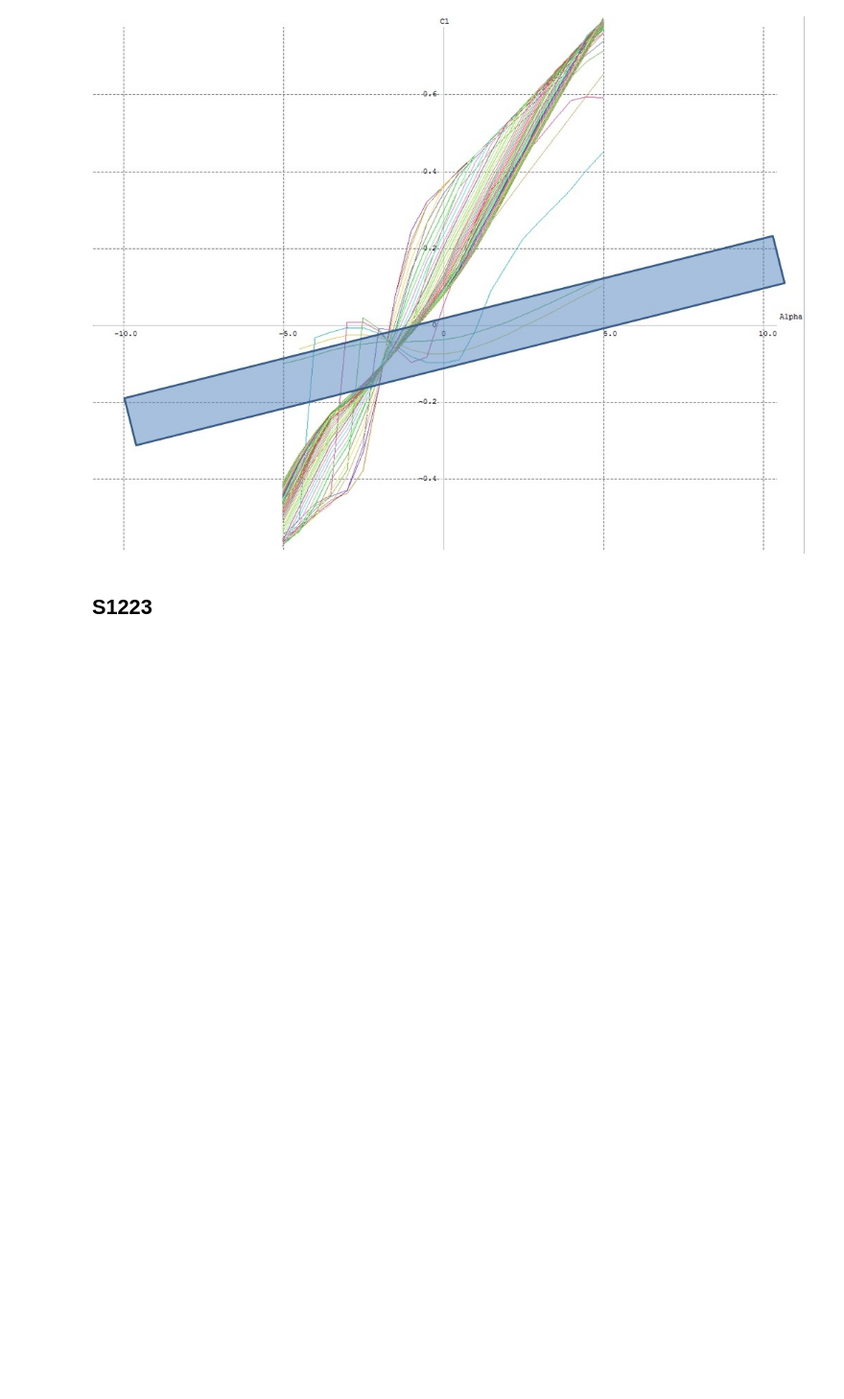
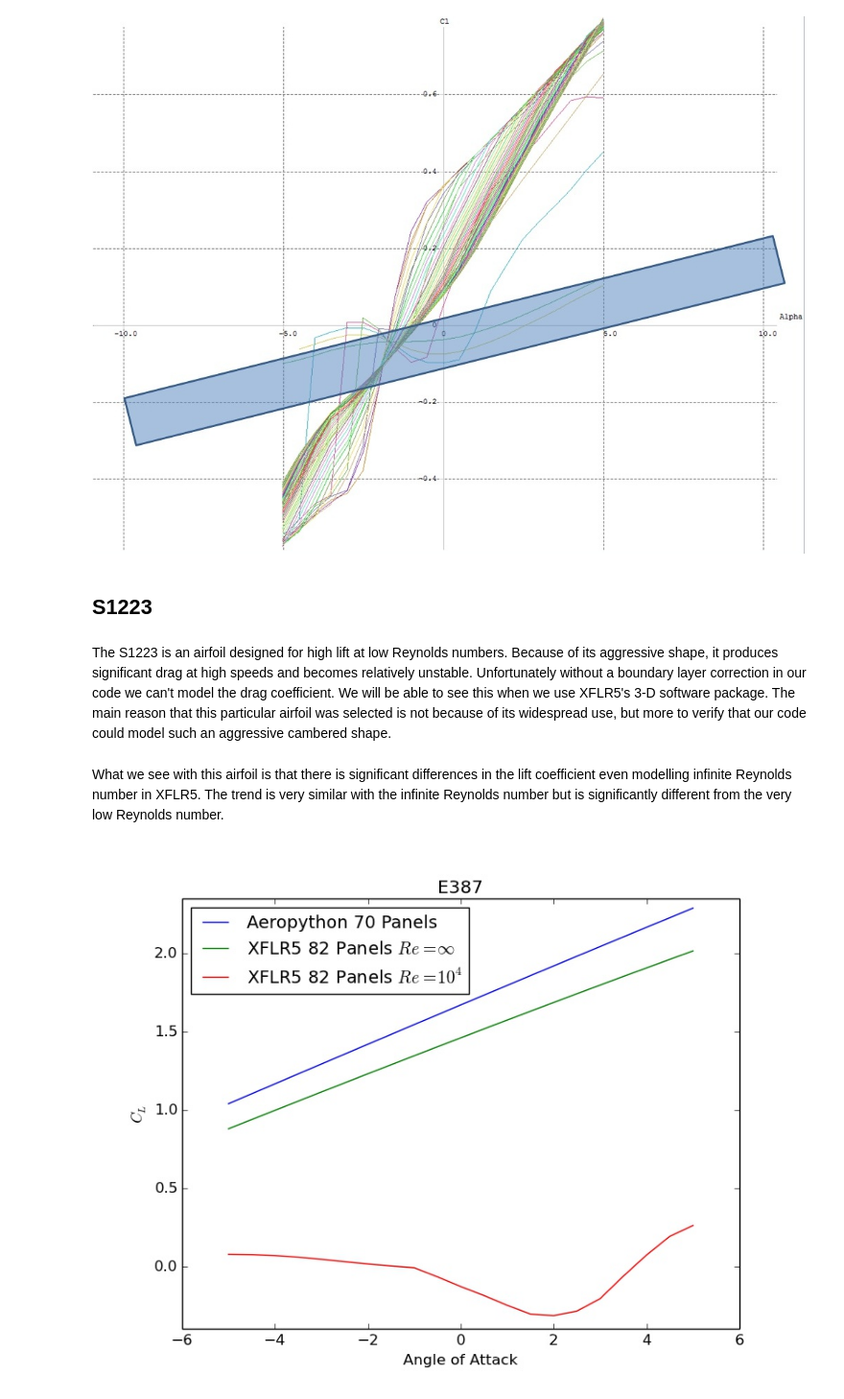
Before and after one commit to LTChaseJohnson/MAE6226, a Jupyter notebook: final project.ipynb, the cells around one changed output. Shown at 96% size. Saved outputs shown, nothing was run; the diff lists cells and outputs as text; code cells hidden in the pictures; blank space fills up the shorter version.

```diff
--- a/final project.ipynb
+++ b/final project.ipynb
@@ -258,3 +258,12 @@ Image(filename='C:/Users/chasevjohnson/Dropbox/Graduate_School/AeroDynamics/falc
 [figure]
 # %% [markdown]
 ## S1223
+# %% [markdown]
+The S1223 is an airfoil designed for high lift at low Reynolds numbers.  Because of its aggressive shape, it produces significant drag at high speeds and becomes relatively unstable.  Unfortunately without a boundary layer correction in our code we can't model the drag coefficient.  We will be able to see this when we use XFLR5's 3-D software package.  The main reason that this particular airfoil was selected is not because of its widespread use, but more to verify that our code could model such an aggressive cambered shape.
+# %% [markdown]
+What we see with this airfoil is that there is significant differences in the lift coefficient even modelling infinite Reynolds number in XFLR5.  The trend is very similar with the infinite Reynolds number but is significantly different from the very low Reynolds number.
+# %%
+from IPython.core.display import Image
+Image(filename='C:/Users/chasevjohnson/Dropbox/Graduate_School/AeroDynamics/s1223alphacl.jpg')
+# %% [output]
+[figure, added]
```
Also changed, not shown: parts of 2 cells of this notebook.
